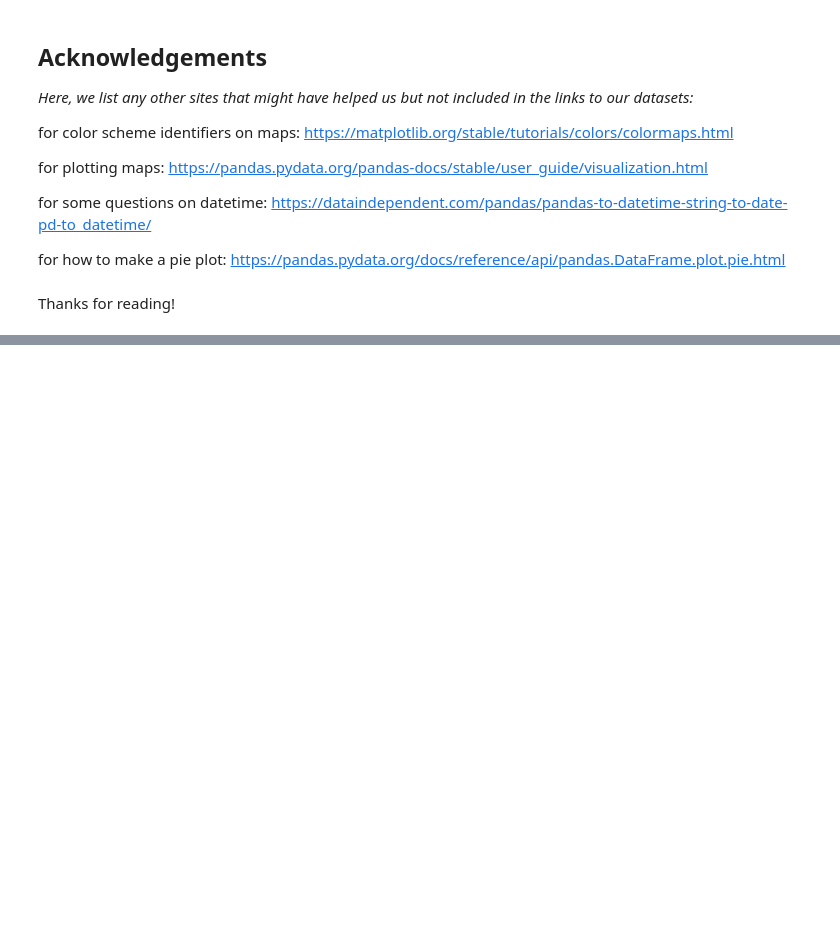
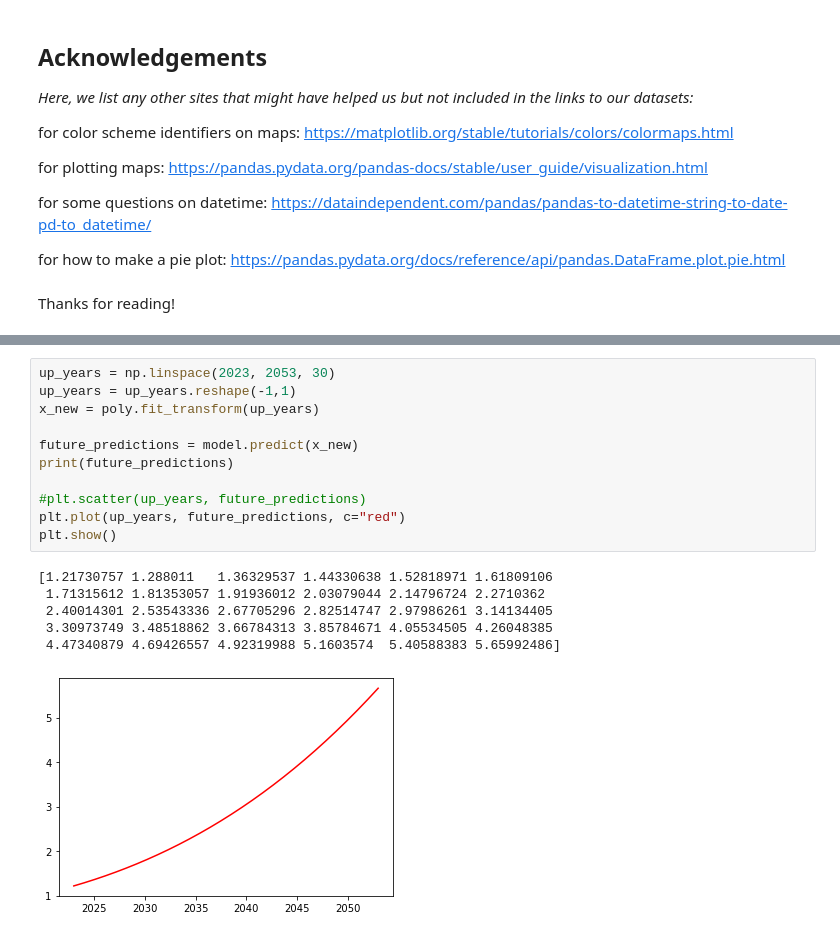
Before and after one commit to akkij26/info_2950, a Jupyter notebook: Phase_2_final.ipynb, the cells around one changed output, grey strips where cells are left out. Drawn from its saved outputs; the diff is of its cells as text; blank space fills up the shorter version.

```diff
--- a/Phase_2_final.ipynb
+++ b/Phase_2_final.ipynb
@@ -413,0 +414,18 @@ plt.show()
+# %%
+up_years = np.linspace(2023, 2053, 30)
+up_years = up_years.reshape(-1,1)
+x_new = poly.fit_transform(up_years)
+
+future_predictions = model.predict(x_new)
+print(future_predictions)
+
+#plt.scatter(up_years, future_predictions)
+plt.plot(up_years, future_predictions, c="red")
+plt.show()
+# %% [output]
+[1.21730757 1.288011   1.36329537 1.44330638 1.52818971 1.61809106
+ 1.71315612 1.81353057 1.91936012 2.03079044 2.14796724 2.2710362
+ 2.40014301 2.53543336 2.67705296 2.82514747 2.97986261 3.14134405
+ 3.30973749 3.48518862 3.66784313 3.85784671 4.05534505 4.26048385
+ 4.47340879 4.69426557 4.92319988 5.1603574  5.40588383 5.65992486]
+[figure, added]
```
Also changed, not shown: parts of 8 cells of this notebook.
